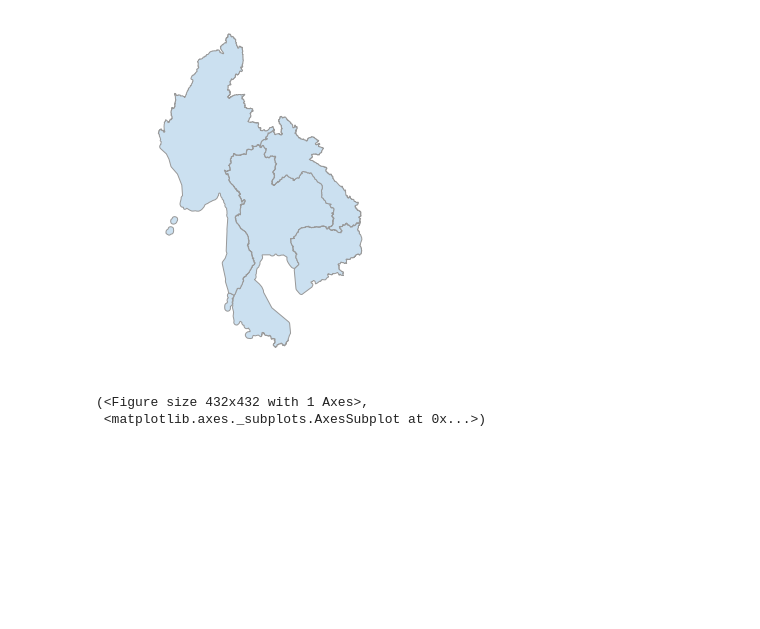
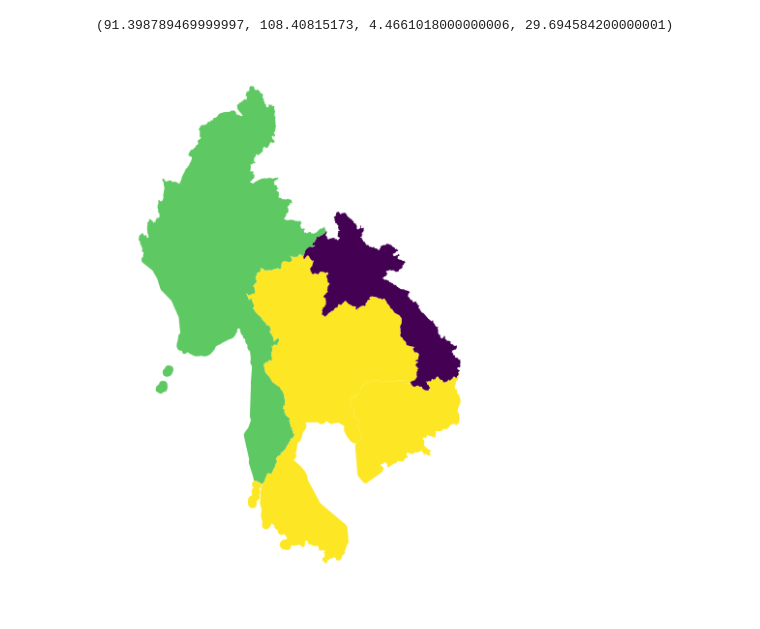
Before and after one commit to puripant/geo_vis_examples_in_python, a Jupyter notebook: Choropleth + OSMnx.ipynb, the cells around one changed output. Cells and saved outputs as stored; diff of their text form; code cells hidden in the pictures; blank space fills up the shorter version.

Commit message:
Data filtering for Choropleth Use geopandas to plot data from OSMnx too Correct wrong data acquisition from OSMnx Slightly update data to be searchable in OSM

```diff
--- a/Choropleth + OSMnx.ipynb
+++ b/Choropleth + OSMnx.ipynb
@@ -1,9 +1,12 @@
 # %%
 import osmnx as ox
+import matplotlib.pyplot as plt
 
 countries = ox.gdf_from_places(['Thailand', 'Laos', 'Myanmar', 'Cambodia'])
-ox.plot_shape(ox.project_gdf(countries))
+countries['name_length'] = list(map(lambda x: len(x), countries['place_name']))
-# %% [output]
-[figure, removed]
-(<Figure size 432x432 with 1 Axes>,
- <matplotlib.axes._subplots.AxesSubplot at 0x...>)
+# %%
+countries.plot(column='name_length', figsize=(10, 10))
+plt.axis('off')
+# %% [output]
+(91.398789469999997, 108.40815173, 4.4661018000000006, 29.694584200000001)
+[figure, added]
```
Also changed, not shown: parts of 4 cells of this notebook, 2 other files.
